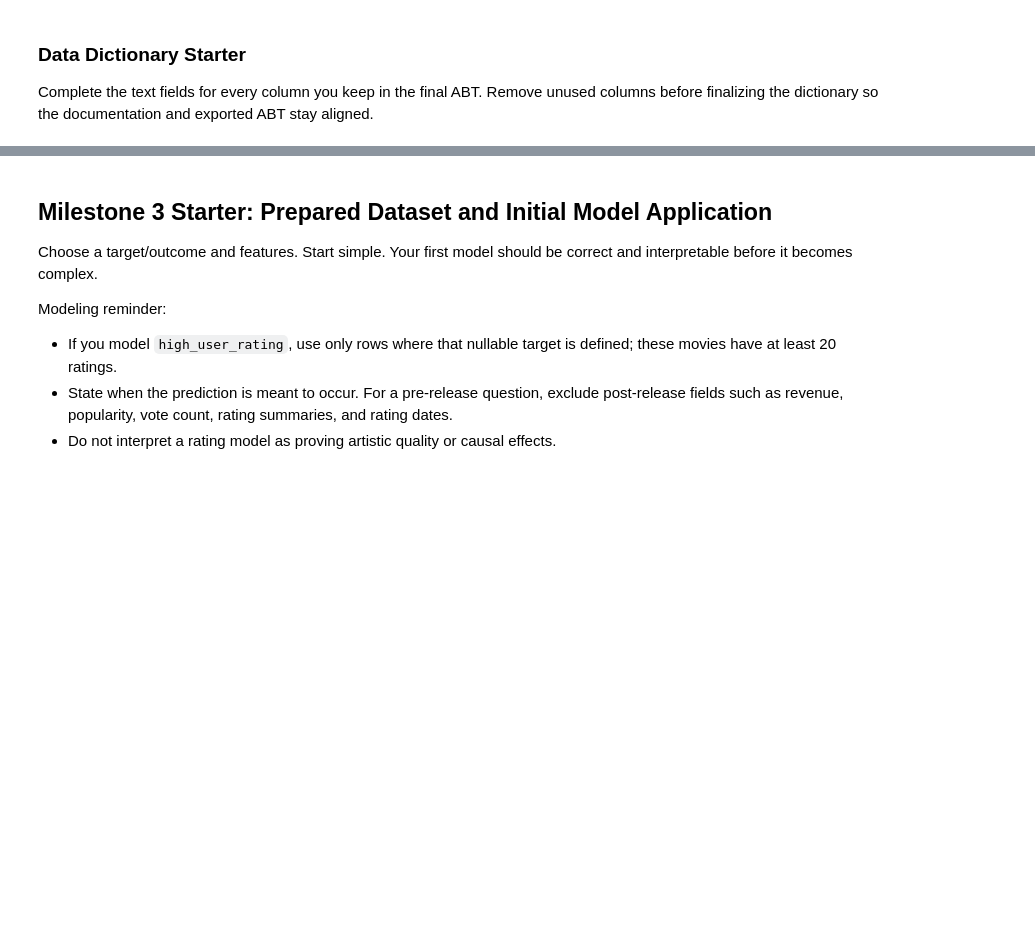
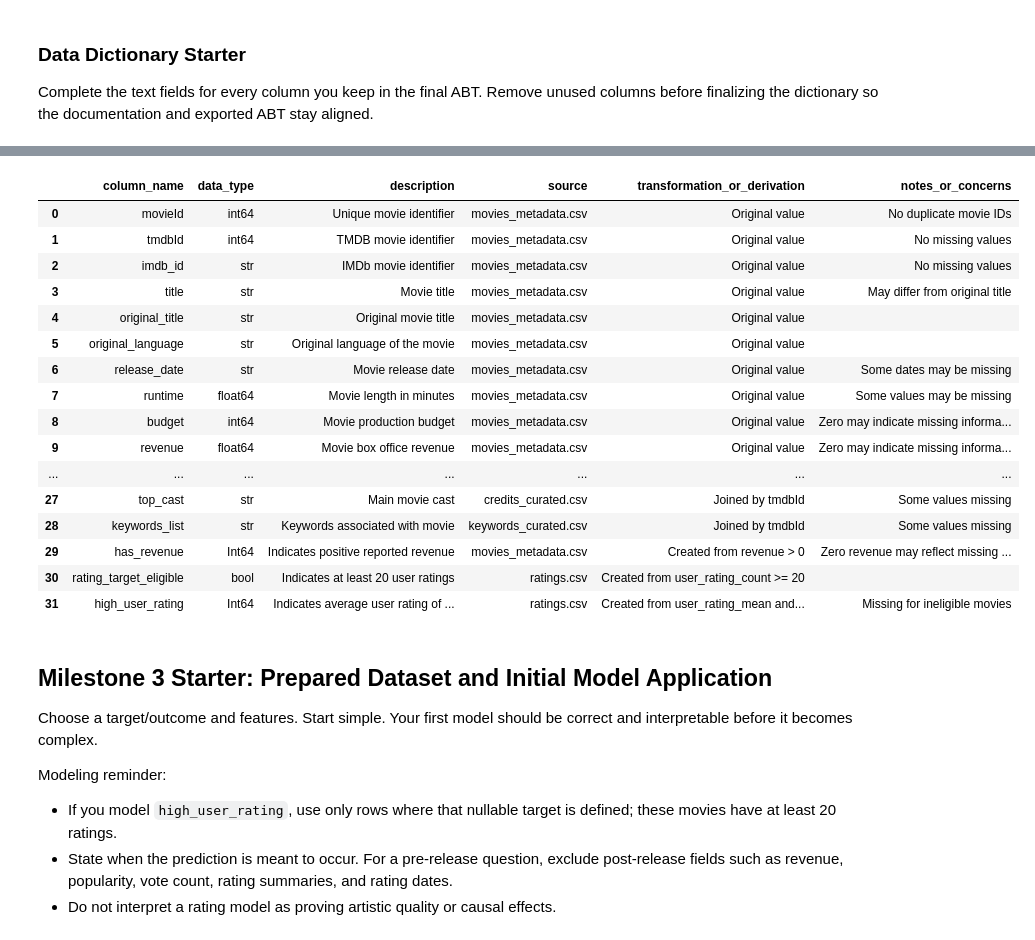
Before and after one commit to shanzayniazi/ban6003-movies-project-shanzayniazi, a Jupyter notebook: notebooks/movies_project_starter.ipynb, the cells around one changed output, grey strips where cells are left out. Saved outputs shown, nothing was run; the diff lists cells and outputs as text; code cells hidden in the pictures; blank space fills up the shorter version.

```diff
--- a/notebooks/movies_project_starter.ipynb
+++ b/notebooks/movies_project_starter.ipynb
@@ -381,3 +437,67 @@ data_dictionary.head()
+# %%
+column_info = {
+    "movieId": ("Unique movie identifier", "movies_metadata.csv", "Original value", "No duplicate movie IDs"),
+    "tmdbId": ("TMDB movie identifier", "movies_metadata.csv", "Original value", "No missing values"),
+    "imdb_id": ("IMDb movie identifier", "movies_metadata.csv", "Original value", "No missing values"),
+    "title": ("Movie title", "movies_metadata.csv", "Original value", "May differ from original title"),
+    "original_title": ("Original movie title", "movies_metadata.csv", "Original value", ""),
+    "original_language": ("Original language of the movie", "movies_metadata.csv", "Original value", ""),
+    "release_date": ("Movie release date", "movies_metadata.csv", "Original value", "Some dates may be missing"),
+    "runtime": ("Movie length in minutes", "movies_metadata.csv", "Original value", "Some values may be missing"),
+    "budget": ("Movie production budget", "movies_metadata.csv", "Original value", "Zero may indicate missing information"),
+    "revenue": ("Movie box office revenue", "movies_metadata.csv", "Original value", "Zero may indicate missing information"),
+    "popularity": ("Movie popularity measure", "movies_metadata.csv", "Original value", ""),
+    "vote_average": ("Average TMDB rating", "movies_metadata.csv", "Original value", ""),
+    "vote_count": ("Number of TMDB votes", "movies_metadata.csv", "Original value", ""),
+    "genres": ("Movie genres", "movies_metadata.csv", "Original value", ""),
+    "production_companies": ("Companies involved in production", "movies_metadata.csv", "Original value", ""),
+    "production_countries": ("Countries involved in production", "movies_metadata.csv", "Original value", ""),
+    "adult": ("Adult content indicator", "movies_metadata.csv", "Original value", ""),
+    "status": ("Movie release status", "movies_metadata.csv", "Original value", ""),
+    "genres_list": ("List of movie genres", "movies_metadata.csv", "Extracted from genres", "Some values missing"),
+    "primary_genre": ("Primary movie genre", "movies_metadata.csv", "Extracted from genres_list", "Some values missing"),
+    "release_year": ("Year the movie was released", "movies_metadata.csv", "Extracted from release_date", "Missing if release date unavailable"),
+    "user_rating_mean": ("Average user rating", "ratings.csv", "Aggregated by movieId", "Missing for movies without ratings"),
+    "user_rating_count": ("Number of user ratings", "ratings.csv", "Counted by movieId", "Missing for movies without ratings"),
+    "user_rating_std": ("Standard deviation of user ratings", "ratings.csv", "Calculated by movieId", "May be missing"),
+    "first_rating_date": ("Date of first user rating", "ratings.csv", "Minimum rating date by movieId", "Missing for unrated movies"),
+    "last_rating_date": ("Date of most recent user rating", "ratings.csv", "Maximum rating date by movieId", "Missing for unrated movies"),
+    "director": ("Movie director", "credits_curated.csv", "Joined by tmdbId", "Some values missing"),
+    "top_cast": ("Main movie cast", "credits_curated.csv", "Joined by tmdbId", "Some values missing"),
+    "keywords_list": ("Keywords associated with movie", "keywords_curated.csv", "Joined by tmdbId", "Some values missing"),
+    "has_revenue": ("Indicates positive reported revenue", "movies_metadata.csv", "Created from revenue > 0", "Zero revenue may reflect missing data"),
+    "rating_target_eligible": ("Indicates at least 20 user ratings", "ratings.csv", "Created from user_rating_count >= 20", ""),
+    "high_user_rating": ("Indicates average user rating of at least 3.75 for eligible movies", "ratings.csv", "Created from user_rating_mean and rating_target_eligible", "Missing for ineligible movies")
+}
+
+for i, row in data_dictionary.iterrows():
+    column = row["column_name"]
+    if column in column_info:
+        description, source, transformation, notes = column_info[column]
+        data_dictionary.loc[i, "description"] = description
+        data_dictionary.loc[i, "source"] = source
+        data_dictionary.loc[i, "transformation_or_derivation"] = transformation
+        data_dictionary.loc[i, "notes_or_concerns"] = notes
+
+display(data_dictionary)
+# %% [output]
+|  | column_name | data_type | description | source | transformation_or_derivation | notes_or_concerns |
+| 0 | movieId | int64 | Unique movie identifier | movies_metadata.csv | Original value | No duplicate movie IDs |
+| 1 | tmdbId | int64 | TMDB movie identifier | movies_metadata.csv | Original value | No missing values |
+| 2 | imdb_id | str | IMDb movie identifier | movies_metadata.csv | Original value | No missing values |
+| 3 | title | str | Movie title | movies_metadata.csv | Original value | May differ from original title |
+| 4 | original_title | str | Original movie title | movies_metadata.csv | Original value |  |
+| 5 | original_language | str | Original language of the movie | movies_metadata.csv | Original value |  |
+| 6 | release_date | str | Movie release date | movies_metadata.csv | Original value | Some dates may be missing |
+| 7 | runtime | float64 | Movie length in minutes | movies_metadata.csv | Original value | Some values may be missing |
+| 8 | budget | int64 | Movie production budget | movies_metadata.csv | Original value | Zero may indicate missing informa... |
+| 9 | revenue | float64 | Movie box office revenue | movies_metadata.csv | Original value | Zero may indicate missing informa... |
+| ... | ... | ... | ... | ... | ... | ... |
+| 27 | top_cast | str | Main movie cast | credits_curated.csv | Joined by tmdbId | Some values missing |
+| 28 | keywords_list | str | Keywords associated with movie | keywords_curated.csv | Joined by tmdbId | Some values missing |
+| 29 | has_revenue | Int64 | Indicates positive reported revenue | movies_metadata.csv | Created from revenue > 0 | Zero revenue may reflect missing ... |
+| 30 | rating_target_eligible | bool | Indicates at least 20 user ratings | ratings.csv | Created from user_rating_count >= 20 |  |
+| 31 | high_user_rating | Int64 | Indicates average user rating of ... | ratings.csv | Created from user_rating_mean and... | Missing for ineligible movies |
 # %% [markdown]
 ## Milestone 3 Starter: Prepared Dataset and Initial Model Application
 
```
Also changed, not shown: parts of 9 cells of this notebook.
